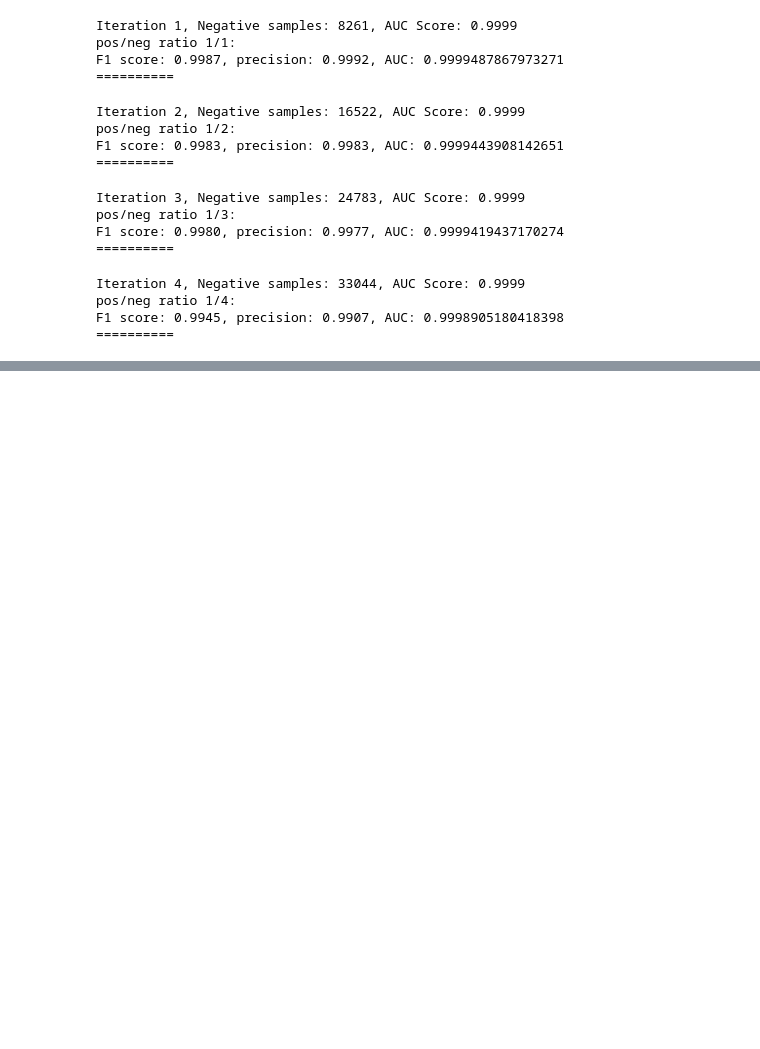
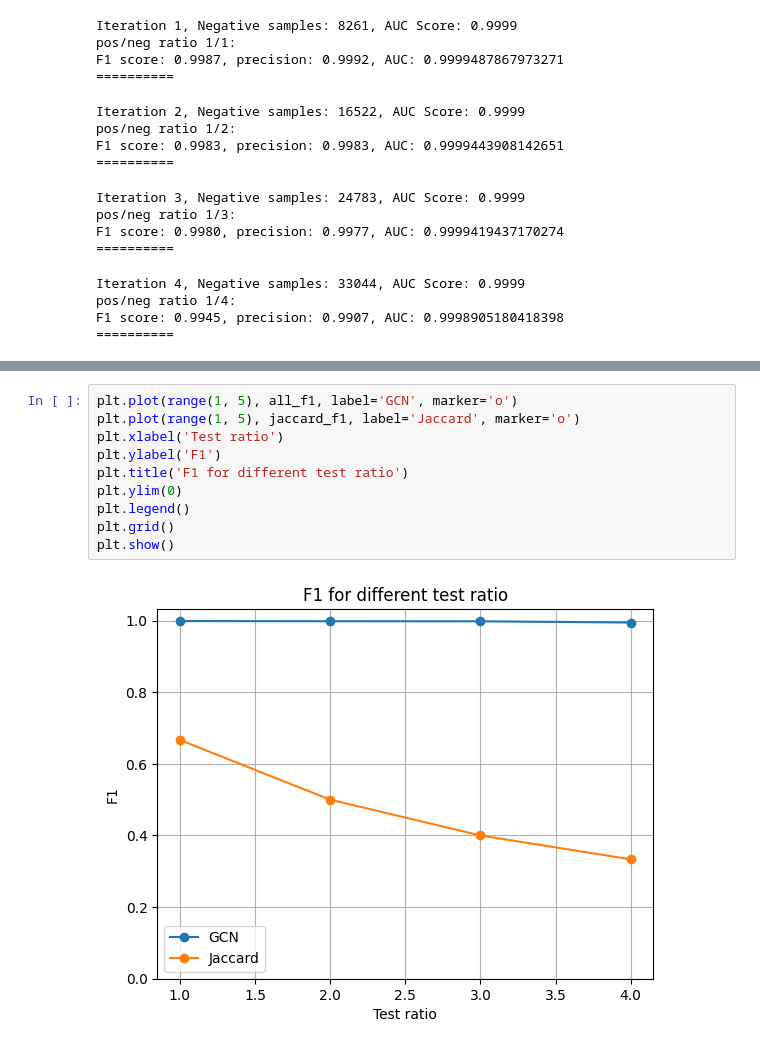
Before and after one commit to duc-ph/gcn_supply_link_prediction, a Jupyter notebook: scripts/GCN.ipynb, the cells around one changed output, grey strips where cells are left out. Cells and saved outputs as stored; diff of their text form; blank space fills up the shorter version.

```diff
--- a/scripts/GCN.ipynb
+++ b/scripts/GCN.ipynb
@@ -416,0 +433,12 @@ jaccard_precision = [0.2, 0.25, 0.3333333333333333, 0.5]
+# %%
+plt.plot(range(1, 5), all_f1, label='GCN', marker='o')
+plt.plot(range(1, 5), jaccard_f1, label='Jaccard', marker='o')
+plt.xlabel('Test ratio')
+plt.ylabel('F1')
+plt.title('F1 for different test ratio')
+plt.ylim(0)
+plt.legend()
+plt.grid()
+plt.show()
+# %% [output]
+[figure, added]
```
Also changed, not shown: parts of 6 cells of this notebook, 1 other file.
